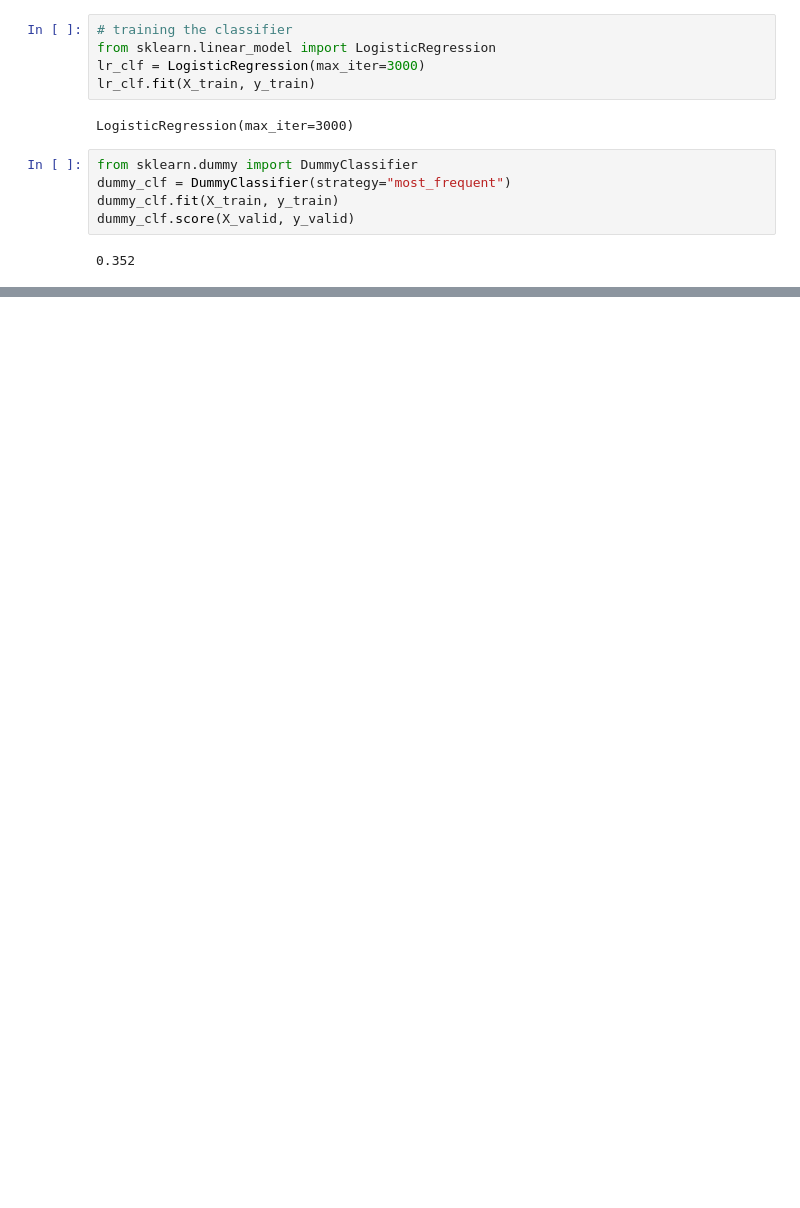
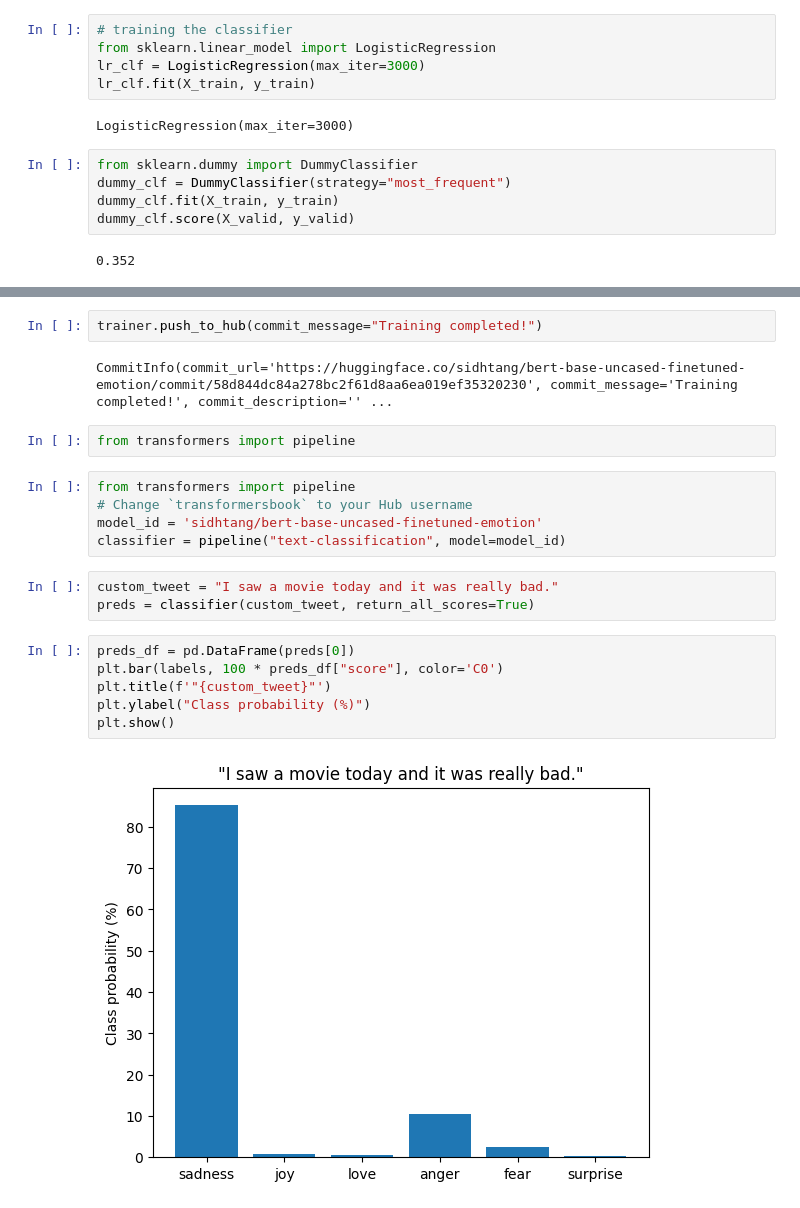
Before and after one commit to Sidhtang/fine-tuning-of-llms-, a Jupyter notebook: DAY_5.ipynb, the cells around one changed output, grey strips where cells are left out. Cells and saved outputs as stored; diff of their text form; blank space fills up the shorter version.

```diff
--- a/DAY_5.ipynb
+++ b/DAY_5.ipynb
@@ -356,0 +496,22 @@ plot_confusion_matrix(y_preds, y_valid, labels)
+# %%
+trainer.push_to_hub(commit_message="Training completed!")
+# %% [output]
+CommitInfo(commit_url='https://huggingface.co/sidhtang/bert-base-uncased-finetuned-emotion/commit/58d844dc84a278bc2f61d8aa6ea019ef35320230', commit_message='Training completed!', commit_description='' ...
+# %%
+from transformers import pipeline
+# %%
+from transformers import pipeline
+# Change `transformersbook` to your Hub username
+model_id = 'sidhtang/bert-base-uncased-finetuned-emotion'
+classifier = pipeline("text-classification", model=model_id)
+# %%
+custom_tweet = "I saw a movie today and it was really bad."
+preds = classifier(custom_tweet, return_all_scores=True)
+# %%
+preds_df = pd.DataFrame(preds[0])
+plt.bar(labels, 100 * preds_df["score"], color='C0')
+plt.title(f'"{custom_tweet}"')
+plt.ylabel("Class probability (%)")
+plt.show()
+# %% [output]
+[figure, added]
```
Also changed, not shown: parts of 16 cells of this notebook.
